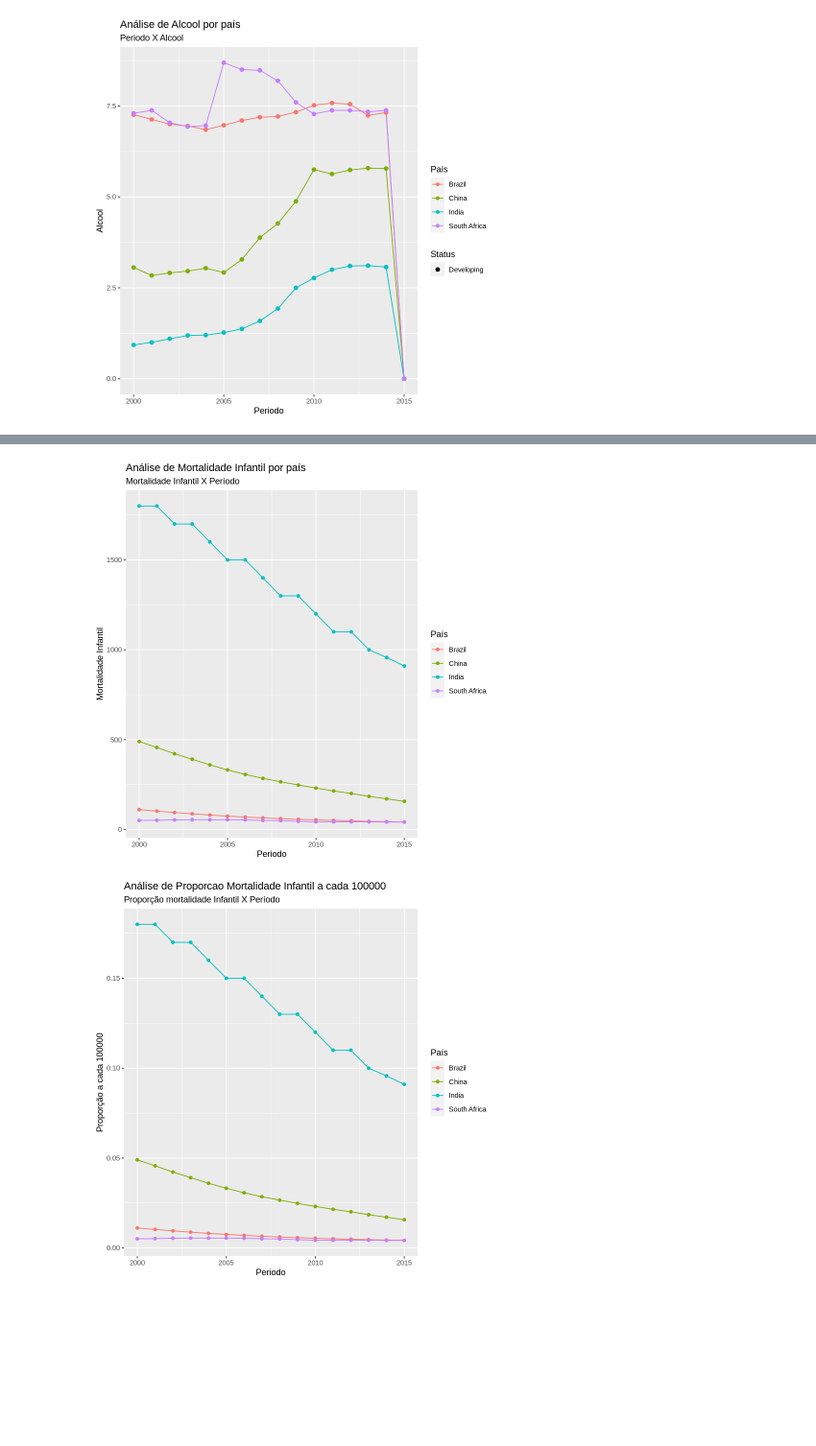
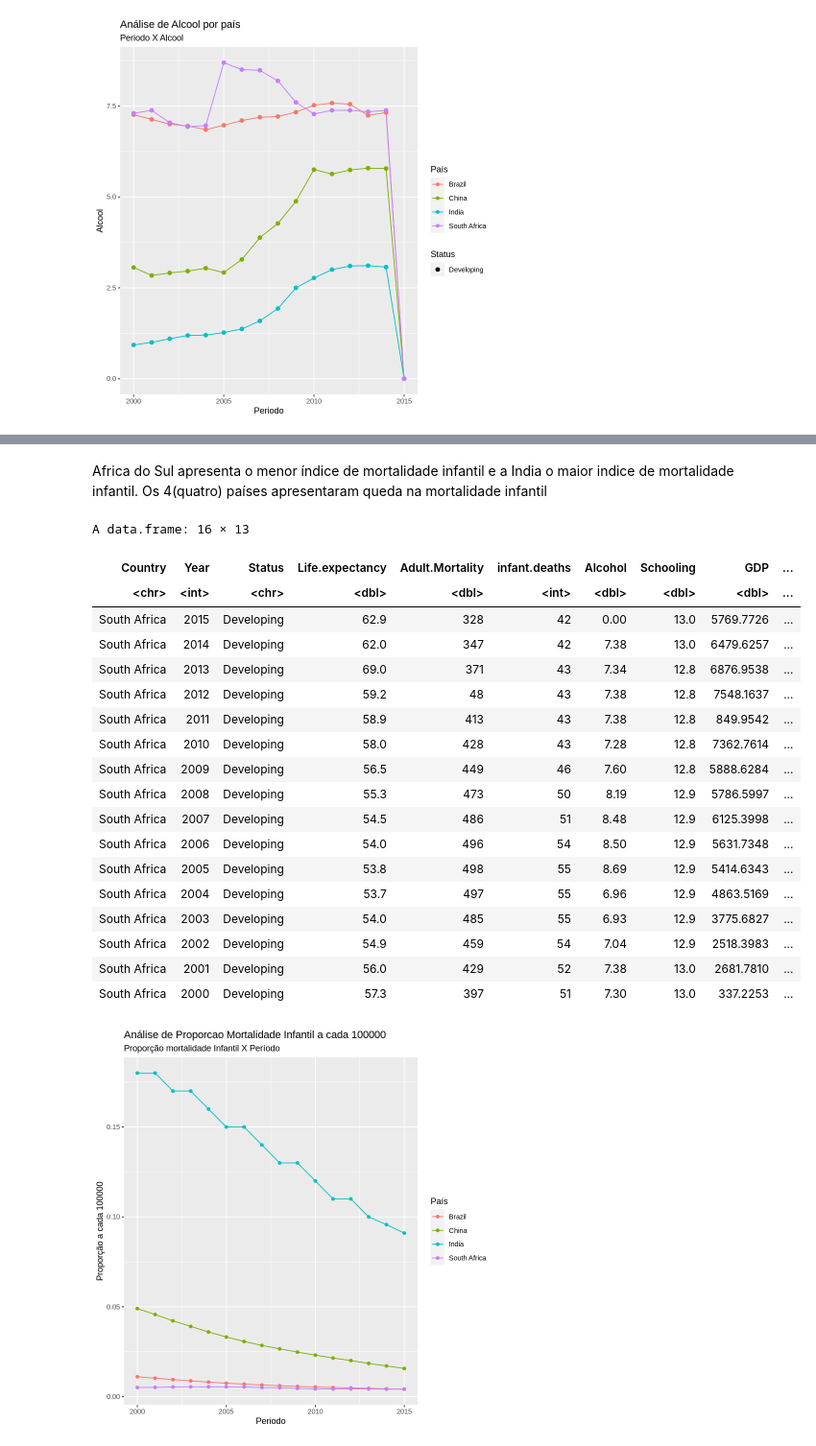
Before and after one commit to vilmarprado/mack_ling_prog_cie_dados, a Jupyter notebook: LP_T7.ipynb, the cells around one changed output, grey strips where cells are left out. Shown at 96% size. Cells and saved outputs as stored; diff of their text form; code cells hidden in the pictures; blank space fills up the shorter version.

```diff
--- a/LP_T7.ipynb
+++ b/LP_T7.ipynb
@@ -189,13 +222,27 @@ Warning message:
-# %%
-  ggplot(df_paises) +
-  geom_line(aes(x = Year, y = infant.deaths, group = Country, col = Country))+
-  geom_point(aes(x = Year, y = infant.deaths, group  = Country, col = Country)) +
-    scale_color_discrete(name = "País")+
-    ggtitle("Análise de Mortalidade Infantil por país", subtitle="Mortalidade Infantil X Período") +
-  xlab("Periodo") +
-  ylab("Mortalidade Infantil")
-# %% [output]
-[figure, removed]
+# %% [markdown]
+Africa do Sul apresenta o menor índice de mortalidade infantil e a India o maior indice de mortalidade infantil. Os 4(quatro) países apresentaram queda na mortalidade infantil
+# %%
+df_paises%>%filter(Country == 'South Africa')
+# %% [output]
+A data.frame: 16 × 13
+| Country | Year | Status | Life.expectancy | Adult.Mortality | infant.deaths | Alcohol | Schooling | GDP | ... |
+| <chr> | <int> | <chr> | <dbl> | <dbl> | <int> | <dbl> | <dbl> | <dbl> | ... |
+| South Africa | 2015 | Developing | 62.9 | 328 | 42 | 0.00 | 13.0 | 5769.7726 | ... |
+| South Africa | 2014 | Developing | 62.0 | 347 | 42 | 7.38 | 13.0 | 6479.6257 | ... |
+| South Africa | 2013 | Developing | 69.0 | 371 | 43 | 7.34 | 12.8 | 6876.9538 | ... |
+| South Africa | 2012 | Developing | 59.2 | 48 | 43 | 7.38 | 12.8 | 7548.1637 | ... |
+| South Africa | 2011 | Developing | 58.9 | 413 | 43 | 7.38 | 12.8 | 849.9542 | ... |
+| South Africa | 2010 | Developing | 58.0 | 428 | 43 | 7.28 | 12.8 | 7362.7614 | ... |
+| South Africa | 2009 | Developing | 56.5 | 449 | 46 | 7.60 | 12.8 | 5888.6284 | ... |
+| South Africa | 2008 | Developing | 55.3 | 473 | 50 | 8.19 | 12.9 | 5786.5997 | ... |
+| South Africa | 2007 | Developing | 54.5 | 486 | 51 | 8.48 | 12.9 | 6125.3998 | ... |
+| South Africa | 2006 | Developing | 54.0 | 496 | 54 | 8.50 | 12.9 | 5631.7348 | ... |
+| South Africa | 2005 | Developing | 53.8 | 498 | 55 | 8.69 | 12.9 | 5414.6343 | ... |
+| South Africa | 2004 | Developing | 53.7 | 497 | 55 | 6.96 | 12.9 | 4863.5169 | ... |
+| South Africa | 2003 | Developing | 54.0 | 485 | 55 | 6.93 | 12.9 | 3775.6827 | ... |
+| South Africa | 2002 | Developing | 54.9 | 459 | 54 | 7.04 | 12.9 | 2518.3983 | ... |
+| South Africa | 2001 | Developing | 56.0 | 429 | 52 | 7.38 | 13.0 | 2681.7810 | ... |
+| South Africa | 2000 | Developing | 57.3 | 397 | 51 | 7.30 | 13.0 | 337.2253 | ... |
 # %%
   ggplot(df_paises) +
   geom_line(aes(x = Year, y = Proporcao_Morte_Infantil, group = Country, col = Country))+
```
Also changed, not shown: parts of 20 cells of this notebook.
